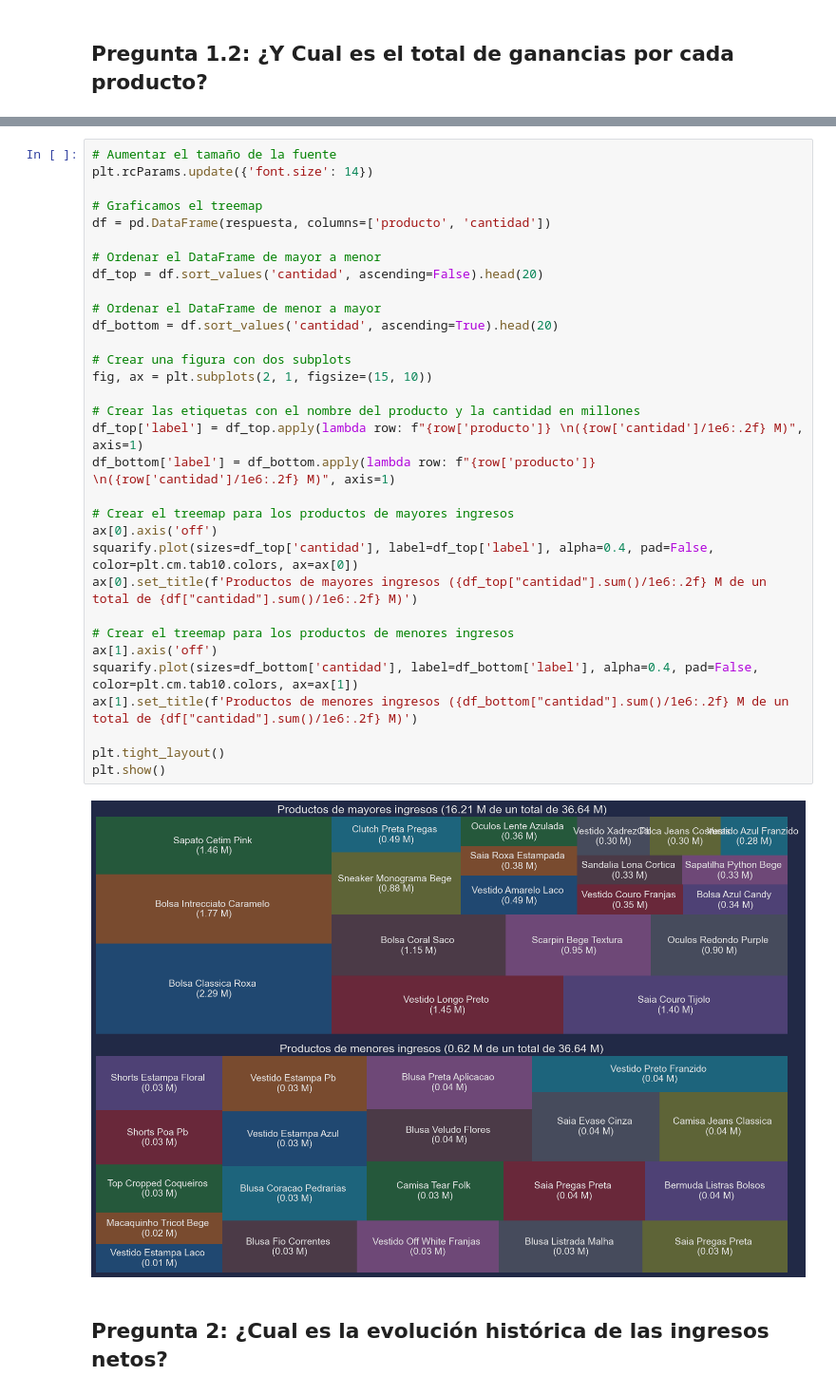
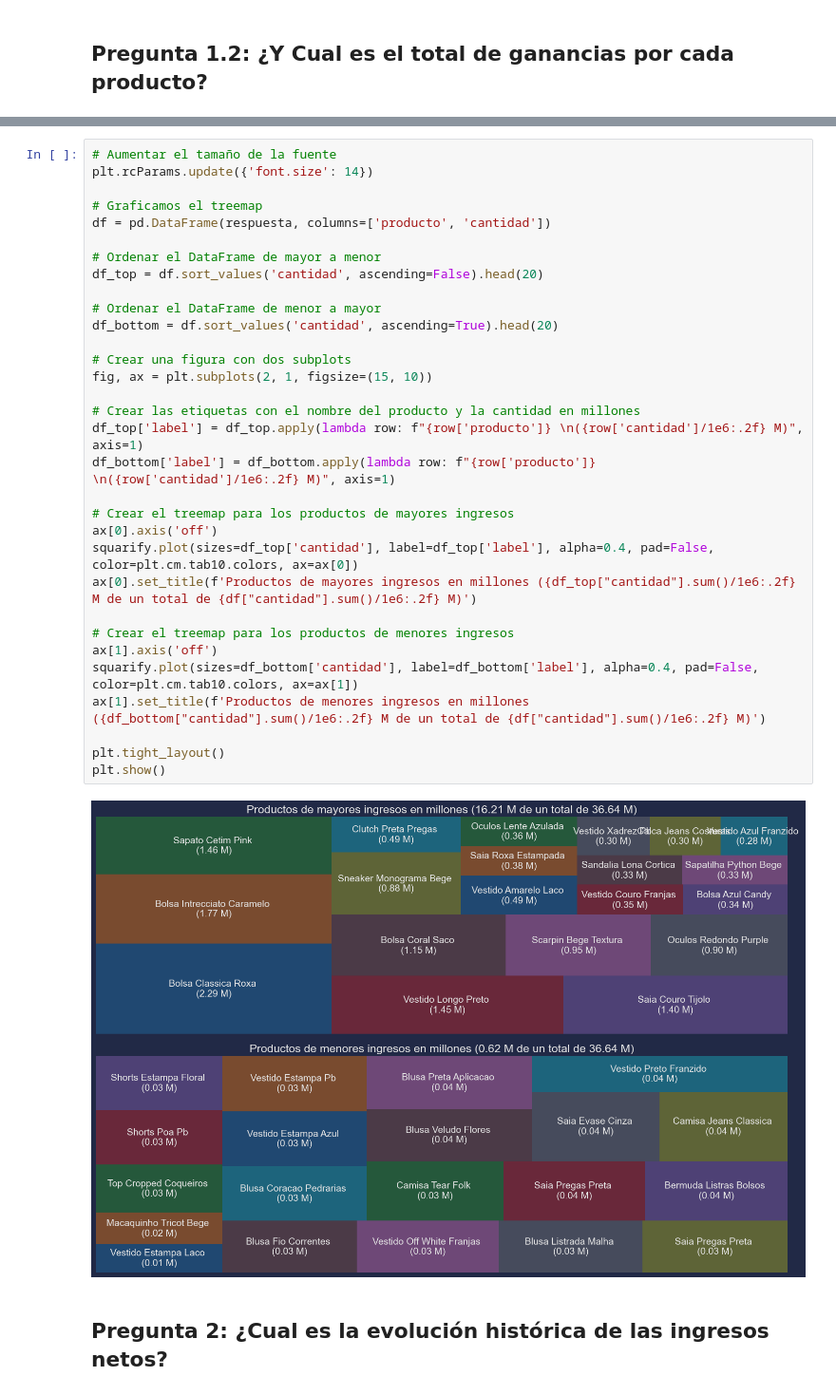
Before and after one commit to ale-uy/Analisis_ecommerce, a Jupyter notebook: Store_Sales_Analysis_Part2.ipynb, the cells around one changed output, grey strips where cells are left out. Shown: that part at 95% size. Saved outputs shown, nothing was run; the diff lists cells and outputs as text.

```diff
--- a/Store_Sales_Analysis_Part2.ipynb
+++ b/Store_Sales_Analysis_Part2.ipynb
@@ -170,36 +170,36 @@ ORDER BY ingresos_netos DESC
 # Aumentar el tamaño de la fuente
 plt.rcParams.update({'font.size': 14})
 
 # Graficamos el treemap
 df = pd.DataFrame(respuesta, columns=['producto', 'cantidad'])
 
 # Ordenar el DataFrame de mayor a menor
 df_top = df.sort_values('cantidad', ascending=False).head(20)
 
 # Ordenar el DataFrame de menor a mayor
 df_bottom = df.sort_values('cantidad', ascending=True).head(20)
 
 # Crear una figura con dos subplots
 fig, ax = plt.subplots(2, 1, figsize=(15, 10))
 
 # Crear las etiquetas con el nombre del producto y la cantidad en millones
 df_top['label'] = df_top.apply(lambda row: f"{row['producto']} \n({row['cantidad']/1e6:.2f} M)", axis=1)
 df_bottom['label'] = df_bottom.apply(lambda row: f"{row['producto']} \n({row['cantidad']/1e6:.2f} M)", axis=1)
 
 # Crear el treemap para los productos de mayores ingresos
 ax[0].axis('off')
 squarify.plot(sizes=df_top['cantidad'], label=df_top['label'], alpha=0.4, pad=False, color=plt.cm.tab10.colors, ax=ax[0])
-ax[0].set_title(f'Productos de mayores ingresos ({df_top["cantidad"].sum()/1e6:.2f} M de un total de {df["cantidad"].sum()/1e6:.2f} M)')
+ax[0].set_title(f'Productos de mayores ingresos en millones ({df_top["cantidad"].sum()/1e6:.2f} M de un total de {df["cantidad"].sum()/1e6:.2f} M)')
 
 # Crear el treemap para los productos de menores ingresos
 ax[1].axis('off')
 squarify.plot(sizes=df_bottom['cantidad'], label=df_bottom['label'], alpha=0.4, pad=False, color=plt.cm.tab10.colors, ax=ax[1])
-ax[1].set_title(f'Productos de menores ingresos ({df_bottom["cantidad"].sum()/1e6:.2f} M de un total de {df["cantidad"].sum()/1e6:.2f} M)')
+ax[1].set_title(f'Productos de menores ingresos en millones ({df_bottom["cantidad"].sum()/1e6:.2f} M de un total de {df["cantidad"].sum()/1e6:.2f} M)')
 
 plt.tight_layout()
 plt.show()
 # %% [output]
-[figure, old version]
+[figure, new version]
 # %% [markdown]
 ## **Pregunta 2: ¿Cual es la evolución histórica de las ingresos netos?**
 # %%
```
Also changed, not shown: parts of 7 cells of this notebook.
